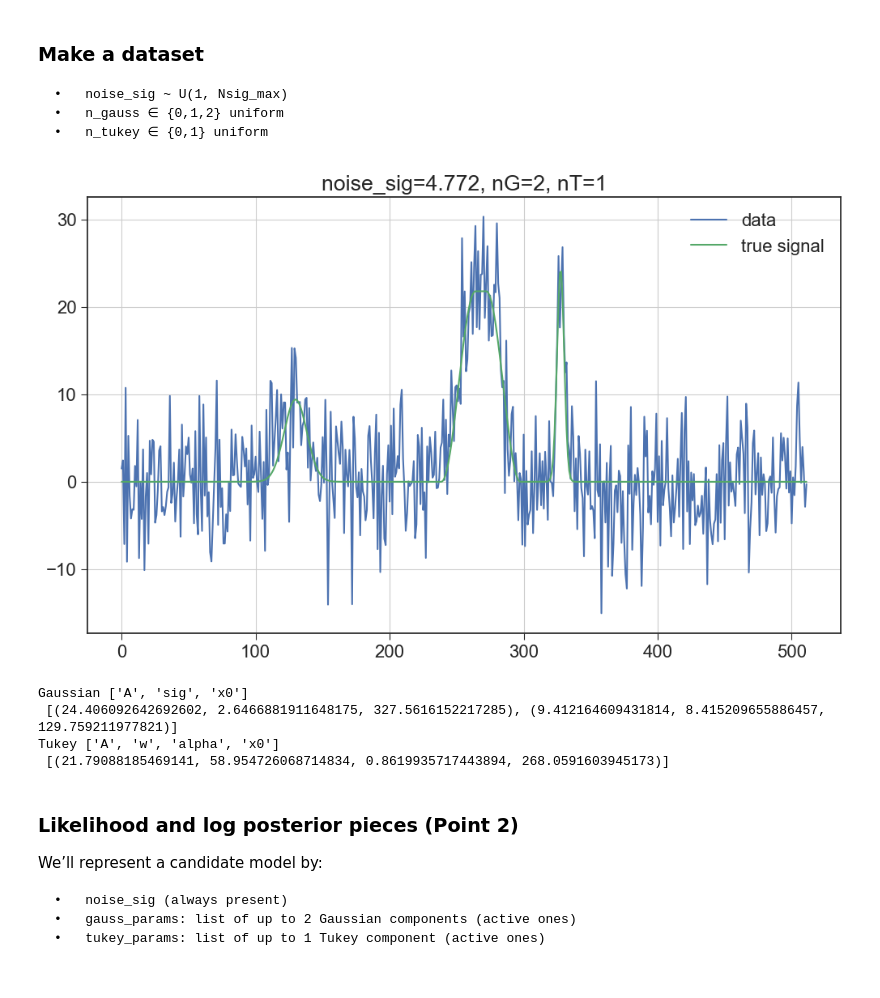
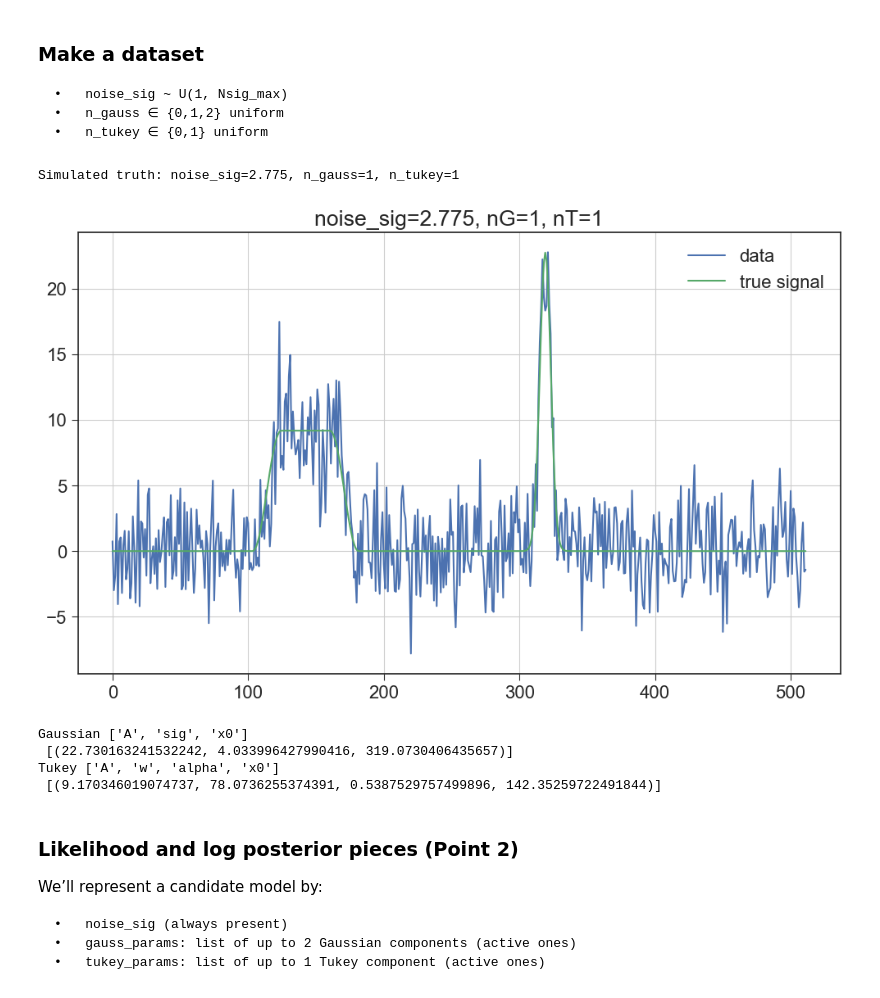
Before and after one commit to stasbabak/Triskel-MC, a Jupyter notebook: notebooks/SmallTestMultiModel.ipynb, the cells around one changed output. Saved outputs shown, nothing was run; the diff lists cells and outputs as text; code cells hidden in the pictures.

```diff
--- a/notebooks/SmallTestMultiModel.ipynb
+++ b/notebooks/SmallTestMultiModel.ipynb
@@ -191,7 +195,8 @@ class SimConfig:
     sig_max: float = 10.0
     x_min: float = 50.0
     x_max: float = 500.0  # should be < L
-    A_scale: float = 5.0  # amplitude prior is Uniform([0, A_scale*Nsig_max])
+    A_scale: float = 5.0  # amplitude prior is Uniform([0.3, A_scale*Nsig_max])
+    A_min : float = 0.3
 
     # tukey priors
     w_min: float = 10.0
@@ -216,17 +221,18 @@ def sample_ground_truth(rng, cfg: SimConfig):
     # counts
     n_gauss = int(rng.integers(0, 3))  # 0,1,2
     n_tukey = int(rng.integers(0, 2))  # 0,1
+    print (f"Simulated truth: noise_sig={noise_sig:.3f}, n_gauss={n_gauss}, n_tukey={n_tukey}")
 
     gauss_params = []
     for _ in range(n_gauss):
-        A = rng.uniform(0.0, cfg.A_scale * cfg.Nsig_max)
+        A = rng.uniform(cfg.A_min, cfg.A_scale * cfg.Nsig_max)
         sig = rng.uniform(cfg.sig_min, cfg.sig_max)
         x0 = rng.uniform(cfg.x_min, min(cfg.x_max, L - 1.0))
         gauss_params.append((A, sig, x0))
 
     tukey_params = []
     for _ in range(n_tukey):
-        A = rng.uniform(0.0, cfg.A_scale * cfg.Nsig_max)
+        A = rng.uniform(cfg.A_min, cfg.A_scale * cfg.Nsig_max)
         w = rng.uniform(cfg.w_min, cfg.w_max)
         alpha = rng.uniform(cfg.alpha_min, cfg.alpha_max)
         x0 = rng.uniform(cfg.x_min, min(cfg.x_max, L - 1.0))
@@ -256,28 +262,30 @@ def sample_ground_truth(rng, cfg: SimConfig):
     return x, truth
 # %%
 cfg = SimConfig(L=512, Nsig_max=5.0, x_max=507.0)
-rng = rng_from_seed(4)
+#7, 14, 15, 19, 21, 23, 29
+rng = rng_from_seed(33)
 
 x, truth = sample_ground_truth(rng, cfg)
 
 plt.figure()
 plt.plot(x, truth["data"], label="data")
 plt.plot(x, truth["signal"], label="true signal")
 plt.legend()
 plt.title(f"noise_sig={truth['noise_sig']:.3f}, nG={len(truth['gauss_params'])}, nT={len(truth['tukey_params'])}")
 plt.show()
 
 Gaussian_params = ["A", "sig", "x0"]
 Tukey_params = ["A", "w", "alpha", "x0"]
 
 print ("Gaussian", Gaussian_params, "\n", truth["gauss_params"])
 print ("Tukey", Tukey_params, "\n", truth["tukey_params"])
 # %% [output]
+Simulated truth: noise_sig=2.775, n_gauss=1, n_tukey=1
-[figure, old version]
+[figure, new version]
-Gaussian ['A', 'sig', 'x0']
- [(24.406092642692602, 2.6466881911648175, 327.5616152217285), (9.412164609431814, 8.415209655886457, 129.759211977821)]
-Tukey ['A', 'w', 'alpha', 'x0']
- [(21.79088185469141, 58.954726068714834, 0.8619935717443894, 268.0591603945173)]
+Gaussian ['A', 'sig', 'x0']
+ [(22.730163241532242, 4.033996427990416, 319.0730406435657)]
+Tukey ['A', 'w', 'alpha', 'x0']
+ [(9.170346019074737, 78.0736255374391, 0.5387529757499896, 142.35259722491844)]
 # %% [markdown]
 ### Likelihood and log posterior pieces (Point 2)
 
```
Also changed, not shown: parts of 18 cells of this notebook, 2 other files.
